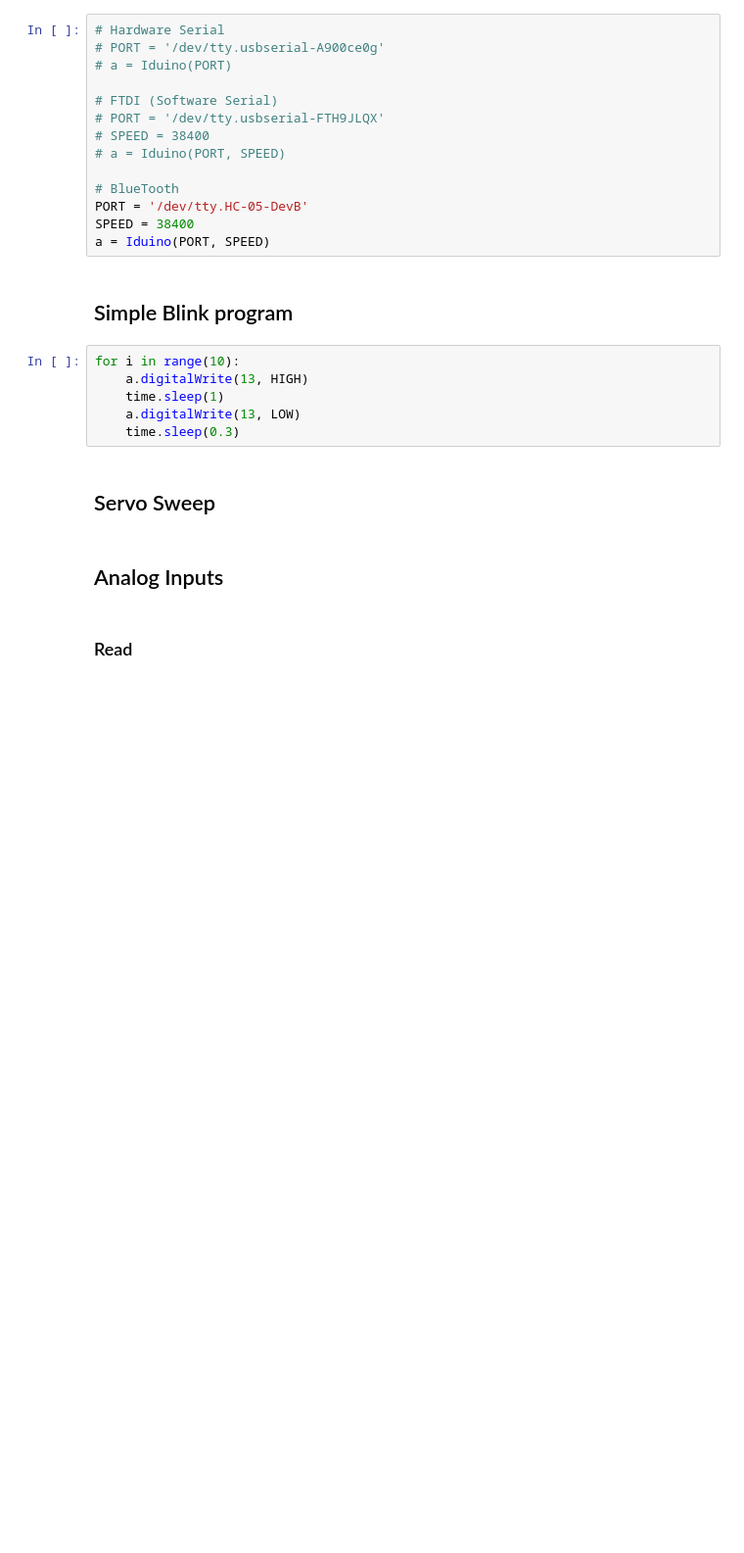
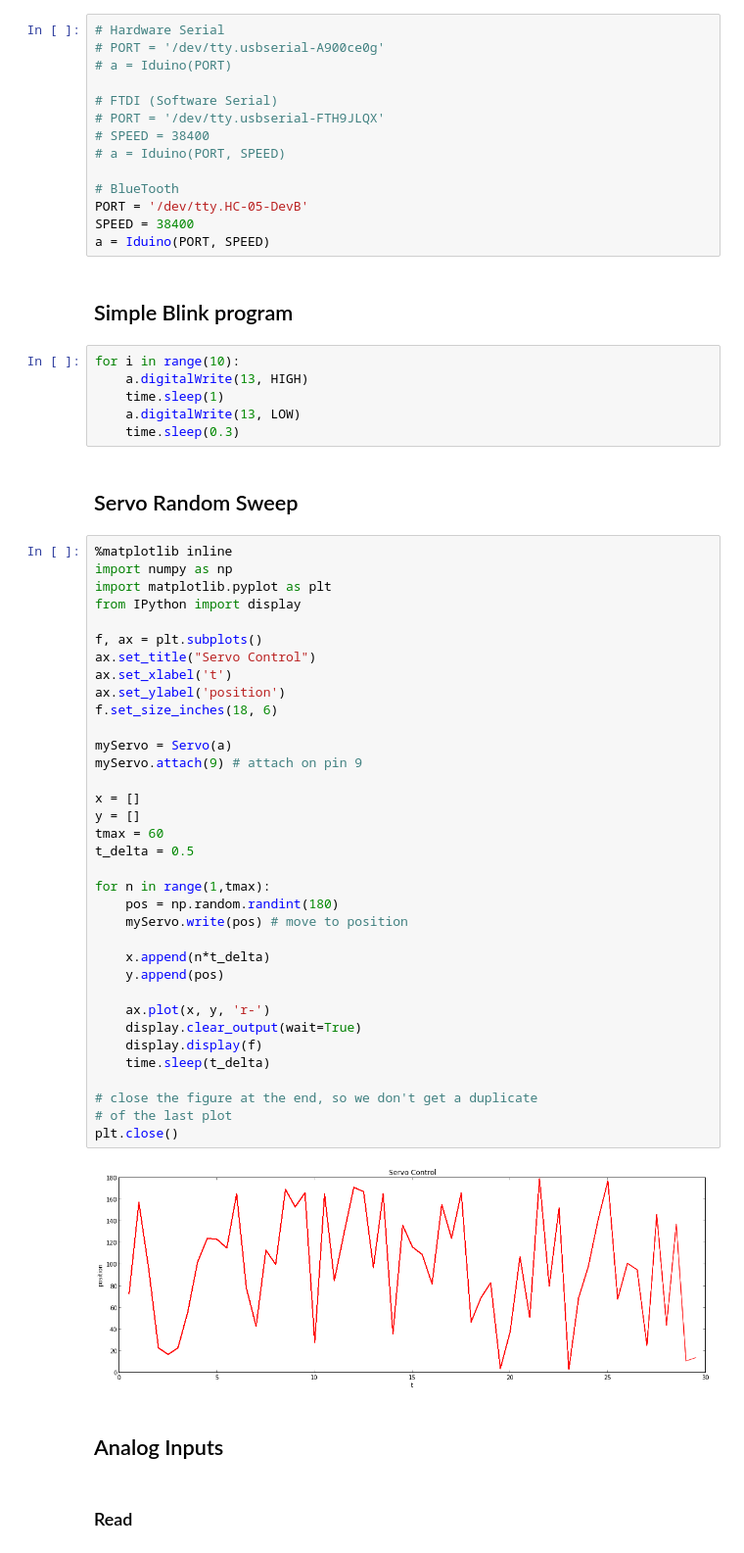
Before and after one commit to guyz/interactive-arduino-programming, a Jupyter notebook: Interactive Arduino Programming.ipynb, the cells around one changed output. Shown at 98% size. Cells and saved outputs as stored; diff of their text form; blank space fills up the shorter version.

Commit message:
Servo update

```diff
--- a/Interactive Arduino Programming.ipynb
+++ b/Interactive Arduino Programming.ipynb
@@ -25,7 +25,44 @@ for i in range(10):
     a.digitalWrite(13, LOW)
     time.sleep(0.3)
 # %% [markdown]
-## Servo Sweep
+## Servo Random Sweep
+# %%
+%matplotlib inline
+import numpy as np
+import matplotlib.pyplot as plt
+from IPython import display
+
+f, ax = plt.subplots()
+ax.set_title("Servo Control")
+ax.set_xlabel('t')
+ax.set_ylabel('position')
+f.set_size_inches(18, 6)
+
+myServo = Servo(a)
+myServo.attach(9) # attach on pin 9
+
+x = []
+y = []
+tmax = 60
+t_delta = 0.5
+
+for n in range(1,tmax):
+    pos = np.random.randint(180)
+    myServo.write(pos) # move to position
+
+    x.append(n*t_delta)
+    y.append(pos)
+
+    ax.plot(x, y, 'r-')
+    display.clear_output(wait=True)
+    display.display(f)
+    time.sleep(t_delta)
+
+# close the figure at the end, so we don't get a duplicate
+# of the last plot
+plt.close()
+# %% [output]
+[figure, added]
 # %% [markdown]
 ## Analog Inputs
 # %% [markdown]
```
Also changed, not shown: 3 other files.
